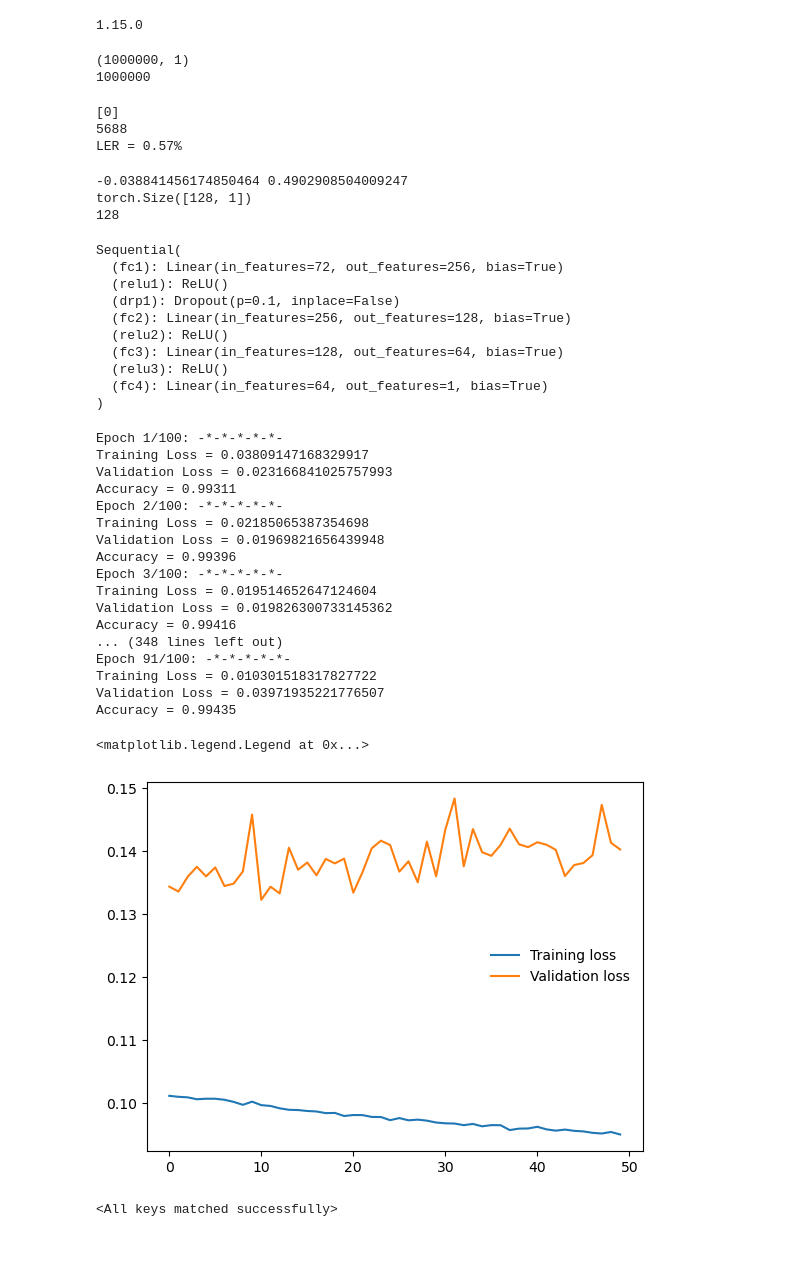
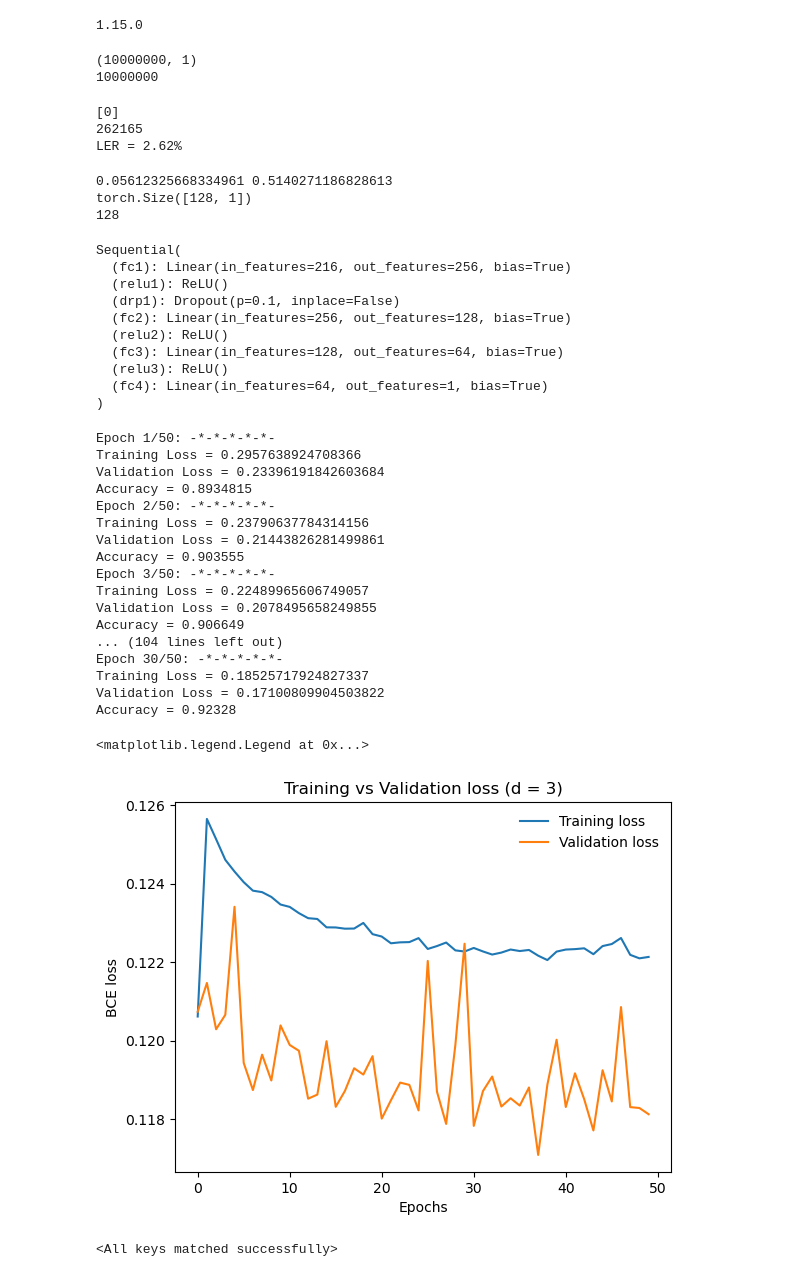
Before and after one commit to Cesaire-Njietche/adversarial-blind-spots-in-quantum-error-correction-mlp-decoder, a Jupyter notebook: stim.ipynb, the cells around one changed output. Drawn from its saved outputs; the diff is of its cells as text; code cells hidden in the pictures; blank space fills up the shorter version.

```diff
--- a/stim.ipynb
+++ b/stim.ipynb
@@ -17,10 +17,10 @@ print(stim.__version__)
 circuit = stim.Circuit.generated(
     "surface_code:rotated_memory_z", # Protect a qubit stored in the z basis to detect a bit flip (logical x error)
     rounds=9,
-    distance=3,
-    #after_clifford_depolarization=0.005, # Circuit-level (FT) noise
-    #after_reset_flip_probability=0.005, # Circuit-level (FT) noise
-    before_measure_flip_probability=0.005,
+    distance=5,
+    after_clifford_depolarization=0.005, # Circuit-level (FT) noise
+    after_reset_flip_probability=0.005, # Circuit-level (FT) noise
+    before_measure_flip_probability=0.005, # Circuit-level (FT) noise
     before_round_data_depolarization=0.005
 )
 
@@ -29,20 +29,20 @@ sampler = circuit.compile_detector_sampler(seed=42) #Set a seed so that things a
 # Measuring the stabilizers x- and z-ancillas.
 # Generating the samples to train the MLP decoder
 
-n_shots = 1_000_000
+n_shots = 10_000_000
 syndromes, obs = sampler.sample(shots=n_shots, separate_observables=True)
 
 # Converting to numerical numbers for computations
 labels = obs.astype(np.float32)
 features = syndromes.astype(np.float32)
-print(labels.shape)
+print(obs.shape)
 print(len(features))
 # From numpy to torch
 labels = torch.from_numpy(labels)
 features = torch.from_numpy(features)
 # %% [output]
-(1000000, 1)
-1000000
+(10000000, 1)
+10000000
 # %%
 # Baseline MWPM decoder (pymatching)
 # Our decoder will be compared to this later on
@@ -64,8 +64,8 @@ print(num_errors)
 print(f'LER = {num_errors/n_shots:.2%}')
 # %% [output]
 [0]
-5688
-LER = 0.57%
+262165
+LER = 2.62%
 # %%
 # Dataset from syndromes measurement and logical observables
 
@@ -103,7 +103,7 @@ test_loader = DataLoader(
 )
 # %%
 # Neural Network Model
-input_size = 72 # N_rounds = 9, N_ancillas = 8 (for distance=3)
+input_size = 216 # N_rounds = 9, N_ancillas = 8 (for distance=3)
 output_size = 1
 hidden_sizes = (256, 128, 64)
 dropout_p = .1
@@ -124,20 +124,20 @@ model = nn.Sequential(OrderedDict([
 criterion = nn.BCEWithLogitsLoss()
 optimizer = optim.Adam(model.parameters(), lr=0.003) #It was 0.01
 # %%
-synds, labs = next(iter(train_loader))
-ind = 45
+synds, obs = next(iter(train_loader))
+ind = 32
 model.eval()
 o = model(synds[ind])
 print(o.item(), torch.sigmoid(o).item())
-print(labs.shape)
+print(obs.shape)
 print(synds.size(0))
 model.train()
 # %% [output]
--0.038841456174850464 0.4902908504009247
+0.05612325668334961 0.5140271186828613
 torch.Size([128, 1])
 128
 Sequential(
-  (fc1): Linear(in_features=72, out_features=256, bias=True)
+  (fc1): Linear(in_features=216, out_features=256, bias=True)
   (relu1): ReLU()
   (drp1): Dropout(p=0.1, inplace=False)
   (fc2): Linear(in_features=256, out_features=128, bias=True)
@@ -149,7 +149,7 @@ Sequential(
 # %%
 # Training our MLP decoder
 
-epochs = 100
+epochs = 50
 
 test_losses = []
 train_losses = []
@@ -203,34 +203,37 @@ for e in range(epochs):
     print(f"Validation Loss = {test_l/len(test_loader)}")
     print(f"Accuracy = {correct/total_s}")
 
-print(f"Highest accuracy: {acc:.2f}")
+print(f"Highest accuracy: {acc:3f}")
 # %% [output]
-Epoch 1/100: -*-*-*-*-*-
-Training Loss = 0.03809147168329917
-Validation Loss = 0.023166841025757993
-Accuracy = 0.99311
-Epoch 2/100: -*-*-*-*-*-
-Training Loss = 0.02185065387354698
-Validation Loss = 0.01969821656439948
-Accuracy = 0.99396
-Epoch 3/100: -*-*-*-*-*-
-Training Loss = 0.019514652647124604
-Validation Loss = 0.019826300733145362
-Accuracy = 0.99416
-... (348 lines left out)
-Epoch 91/100: -*-*-*-*-*-
-Training Loss = 0.010301518317827722
-Validation Loss = 0.03971935221776507
-Accuracy = 0.99435
+Epoch 1/50: -*-*-*-*-*-
+Training Loss = 0.2957638924708366
+Validation Loss = 0.23396191842603684
+Accuracy = 0.8934815
+Epoch 2/50: -*-*-*-*-*-
+Training Loss = 0.23790637784314156
+Validation Loss = 0.21443826281499861
+Accuracy = 0.903555
+Epoch 3/50: -*-*-*-*-*-
+Training Loss = 0.22489965606749057
+Validation Loss = 0.2078495658249855
+Accuracy = 0.906649
+... (104 lines left out)
+Epoch 30/50: -*-*-*-*-*-
+Training Loss = 0.18525717924827337
+Validation Loss = 0.17100809904503822
+Accuracy = 0.92328
 # %%
 # Trained for 651min ~ 10hr51min. This was 50 epochs
 import matplotlib.pyplot as plt
 plt.plot(train_losses, label='Training loss')
 plt.plot(test_losses, label='Validation loss')
+plt.title('Training vs Validation loss (d = 3)')
+plt.xlabel('Epochs')
+plt.ylabel('BCE loss')
 plt.legend(frameon=False)
 # %% [output]
 <matplotlib.legend.Legend at 0x...>
-[figure, old version]
+[figure, new version]
 # %%
 state_dict = torch.load('ch_point.pth')
 model.load_state_dict(state_dict)
```
Also changed, not shown: parts of 9 cells of this notebook, 3 other files.
